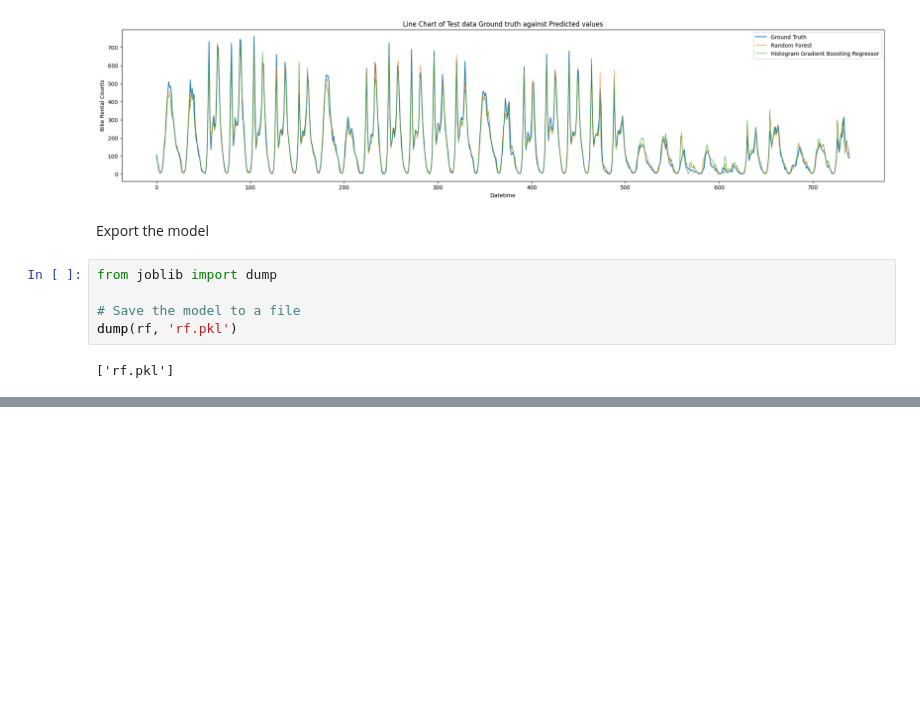
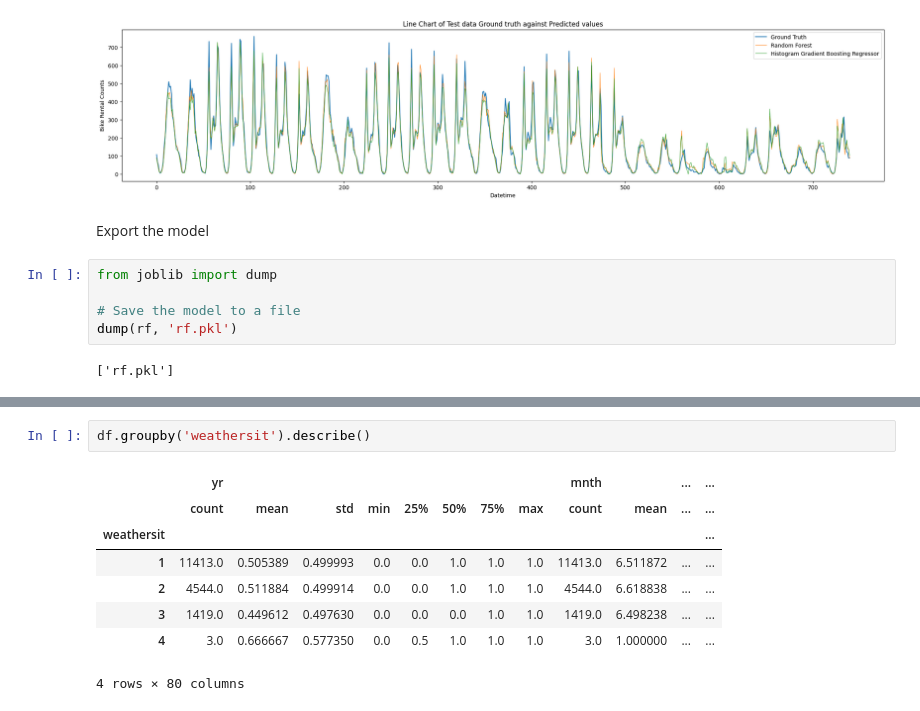
Before and after one commit to alvinjiang1/BikeML, a Jupyter notebook: bikeML.ipynb, the cells around one changed output, grey strips where cells are left out. Cells and saved outputs as stored; diff of their text form; blank space fills up the shorter version.

```diff
--- a/bikeML.ipynb
+++ b/bikeML.ipynb
@@ -580,0 +634,11 @@ dump(rf, 'rf.pkl')
+# %%
+df.groupby('weathersit').describe()
+# %% [output]
+|  | yr |  |  |  |  |  |  |  | mnth |  | ... | ... |
+|  | count | mean | std | min | 25% | 50% | 75% | max | count | mean | ... | ... |
+| weathersit |  |  |  |  |  |  |  |  |  |  |  | ... |
+| 1 | 11413.0 | 0.505389 | 0.499993 | 0.0 | 0.0 | 1.0 | 1.0 | 1.0 | 11413.0 | 6.511872 | ... | ... |
+| 2 | 4544.0 | 0.511884 | 0.499914 | 0.0 | 0.0 | 1.0 | 1.0 | 1.0 | 4544.0 | 6.618838 | ... | ... |
+| 3 | 1419.0 | 0.449612 | 0.497630 | 0.0 | 0.0 | 0.0 | 1.0 | 1.0 | 1419.0 | 6.498238 | ... | ... |
+| 4 | 3.0 | 0.666667 | 0.577350 | 0.0 | 0.5 | 1.0 | 1.0 | 1.0 | 3.0 | 1.000000 | ... | ... |
+4 rows × 80 columns
```
Also changed, not shown: parts of 12 cells of this notebook, 13 other files.
